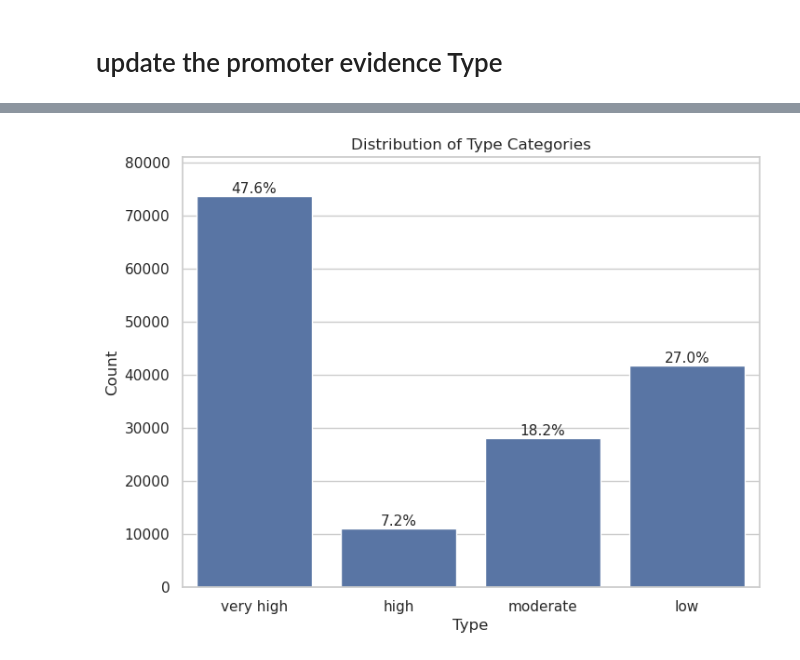
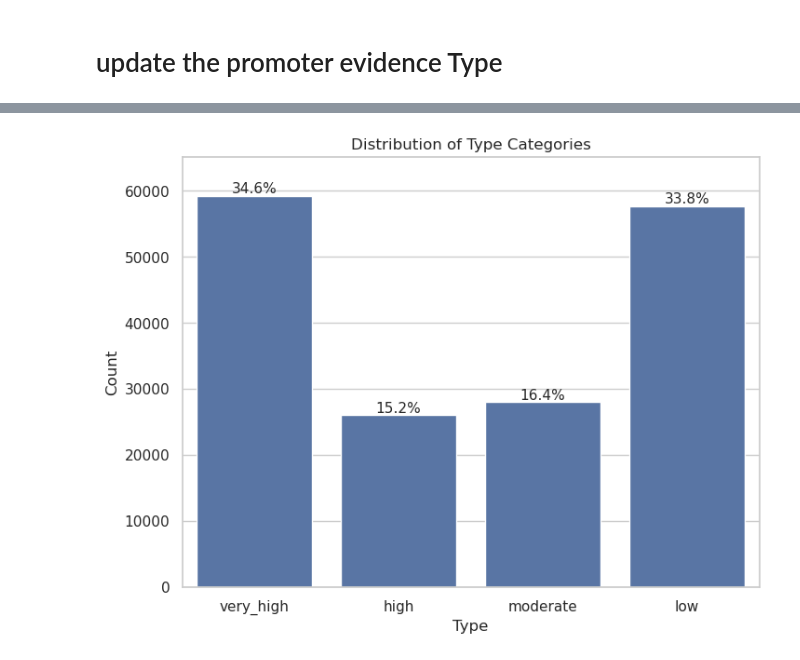
Before and after one commit to mingjutsai/PreprocessDB, a Jupyter notebook: promoter_table/MT_promoter_table.ipynb, the cells around one changed output, grey strips where cells are left out. Saved outputs shown, nothing was run; the diff lists cells and outputs as text; code cells hidden in the pictures.

```diff
--- a/promoter_table/MT_promoter_table.ipynb
+++ b/promoter_table/MT_promoter_table.ipynb
@@ -843,5 +831,5 @@ tx_tpm
 # %%
-tx_tpm = tx_tpm.rename(columns={'TPM':"TranscriptTPM_MT"})
+tx_tpm = tx_tpm.rename(columns={'Myotube':"TranscriptTPM_MT"})
 # %%
 collapsed_df['Transcript'] = collapsed_df['Transcript'].str.split(".").str[0]
 # %%
@@ -850,7 +838,7 @@ collapsed_df = collapsed_df.merge(
     left_on="Transcript",
     right_on="transcript_id",
     how="left"
-).drop(columns=['transcript_id','gene_id'])
+).drop(columns=['transcript_id'])
 # %%
 collapsed_df
 # %% [output]
@@ -876,4 +863,10 @@ True      24380
 Name: count, dtype: int64
 # %% [markdown]
 # update the promoter evidence Type
+# %%
+collapsed_df["transcript_support_level"] = (
+    collapsed_df["transcript_support_level"]
+        .fillna(0)
+        .astype(int)
+)
 # %%
@@ -894,3 +932,8 @@ collapsed_df['Type'] = np.select([cond1, cond2, cond3], choices, default='low')
+# %%
+collapsed_df[["Type", "score", "score_source"]] = (
+    collapsed_df
+        .apply(classify_promoter_type, axis=1, result_type="expand")
+)
 # %%
 collapsed_df.head(50)
 # %% [output]
@@ -932,32 +975,32 @@ sns.set(style="whitegrid")
 
 # Calculate counts and percentages
 counts = collapsed_df['Type'].value_counts()
 total = counts.sum()
 percentages = (counts / total * 100).round(2)
 
 # Desired order
-type_order = ['very high', 'high', 'moderate', 'low']
+type_order = ['very_high', 'high', 'moderate', 'low']
 
 # Plot
 plt.figure(figsize=(8, 6))
 ax = sns.countplot(data=collapsed_df, x='Type', order=type_order)
 
 # Annotate each bar
 for p in ax.patches:
     height = p.get_height()
     label = p.get_x() + p.get_width() / 2
     category = p.get_x() + p.get_width() / 2
     type_name = p.get_x() + p.get_width() / 2
     percentage = (height / total) * 100
     ax.annotate(f'{percentage:.1f}%', (p.get_x() + p.get_width() / 2, height),
                 ha='center', va='bottom', fontsize=11)
 
 # Labels
 plt.title('Distribution of Type Categories')
 plt.xlabel('Type')
 plt.ylabel('Count')
 plt.ylim(0, counts.max() * 1.1)  # Add some space above bars
 
 plt.show()
 # %% [output]
-[figure, old version]
+[figure, new version]
```
Also changed, not shown: parts of 23 cells of this notebook.
